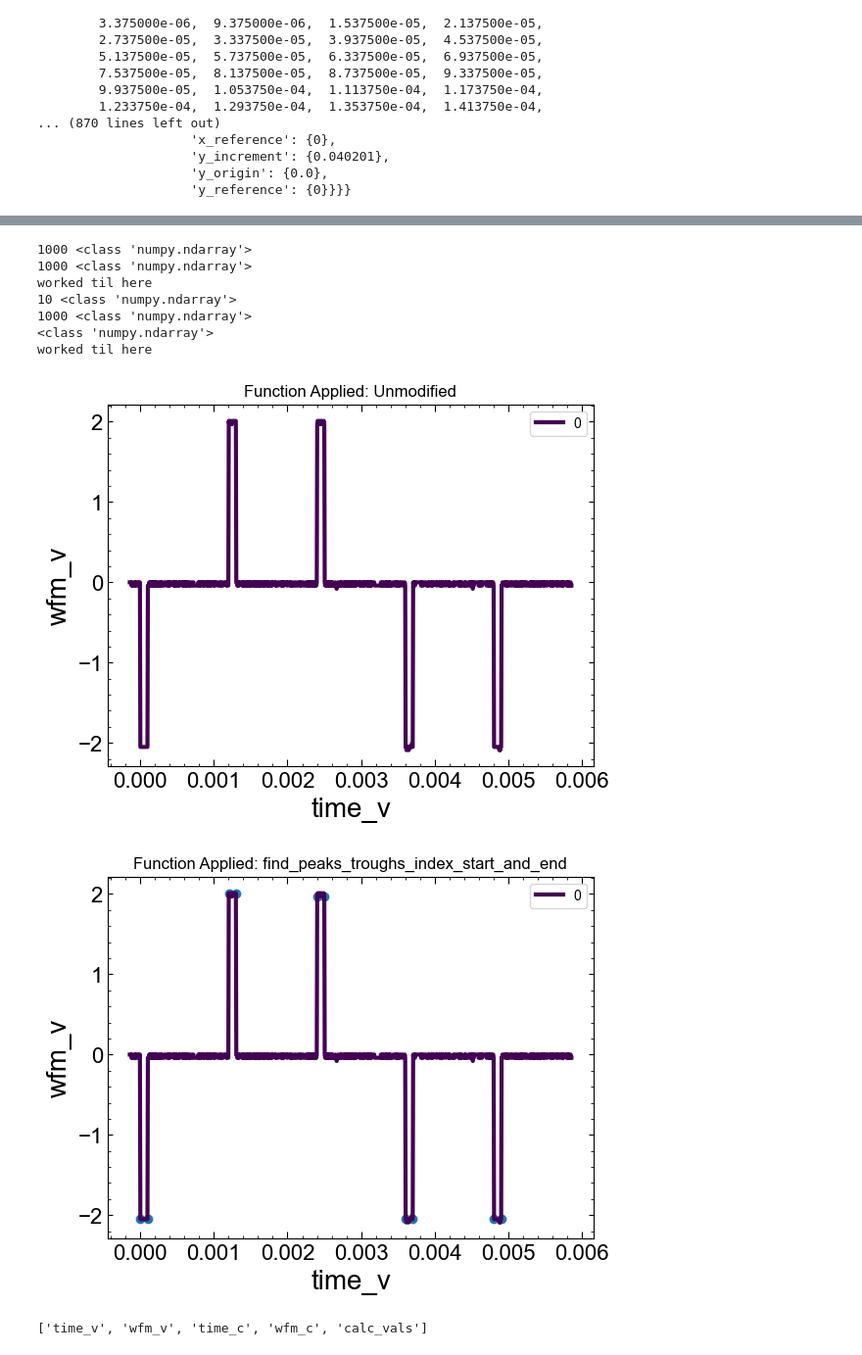
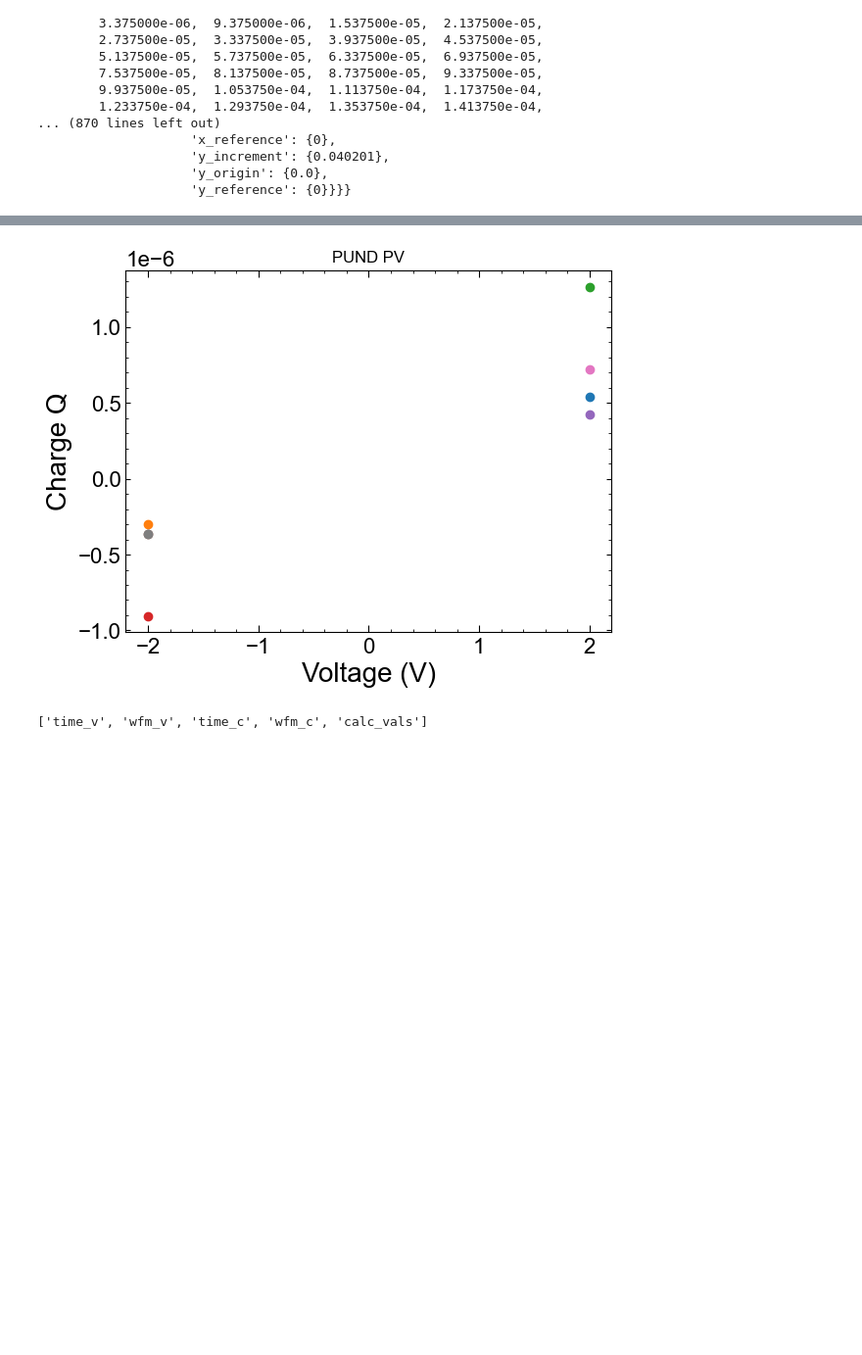
Before and after one commit to ElPsyKurisu/FE, a Jupyter notebook: PUND/Python/analysis.ipynb, the cells around one changed output, grey strips where cells are left out. Shown at 98% size. Saved outputs shown, nothing was run; the diff lists cells and outputs as text; code cells hidden in the pictures; blank space fills up the shorter version.

Commit message:
Can now Plot PV loops via PUND
Added support for plotting PV loops from PUND in analysis.ipynb

```diff
--- a/PUND/Python/analysis.ipynb
+++ b/PUND/Python/analysis.ipynb
@@ -53,7 +53,7 @@ data2
                     'y_origin': {0.0},
                     'y_reference': {0}}}}
 # %%
-data3 = dset.query("trial < 2")
+data3 = dset.query("trial < 4")
 data3
 # %% [output]
 |  | pulse_width | pulse_delay | voltage_max | num_points | step_size | capacitor_area | thickness | permittivity | ... |
@@ -85,15 +64,7 @@ x = np.array(1,2,3,4,5)
 # %%
-modified_data, interm_steps = use_analysis_file('analysisfile', data2, verbose=True, dont_pass_defn=False)
+modified_data, interm_steps = use_analysis_file('analysisfile', data3, verbose=True, dont_pass_defn=False)
 # %% [output]
-1000 <class 'numpy.ndarray'>
-1000 <class 'numpy.ndarray'>
-worked til here
-10 <class 'numpy.ndarray'>
-1000 <class 'numpy.ndarray'>
-<class 'numpy.ndarray'>
-worked til here
-[figure, old version]
+[figure, new version]
-[figure, removed]
 # %%
 modified_data.data_keys
 # %% [output]
```
Also changed, not shown: parts of 5 cells of this notebook, 1 other file.
